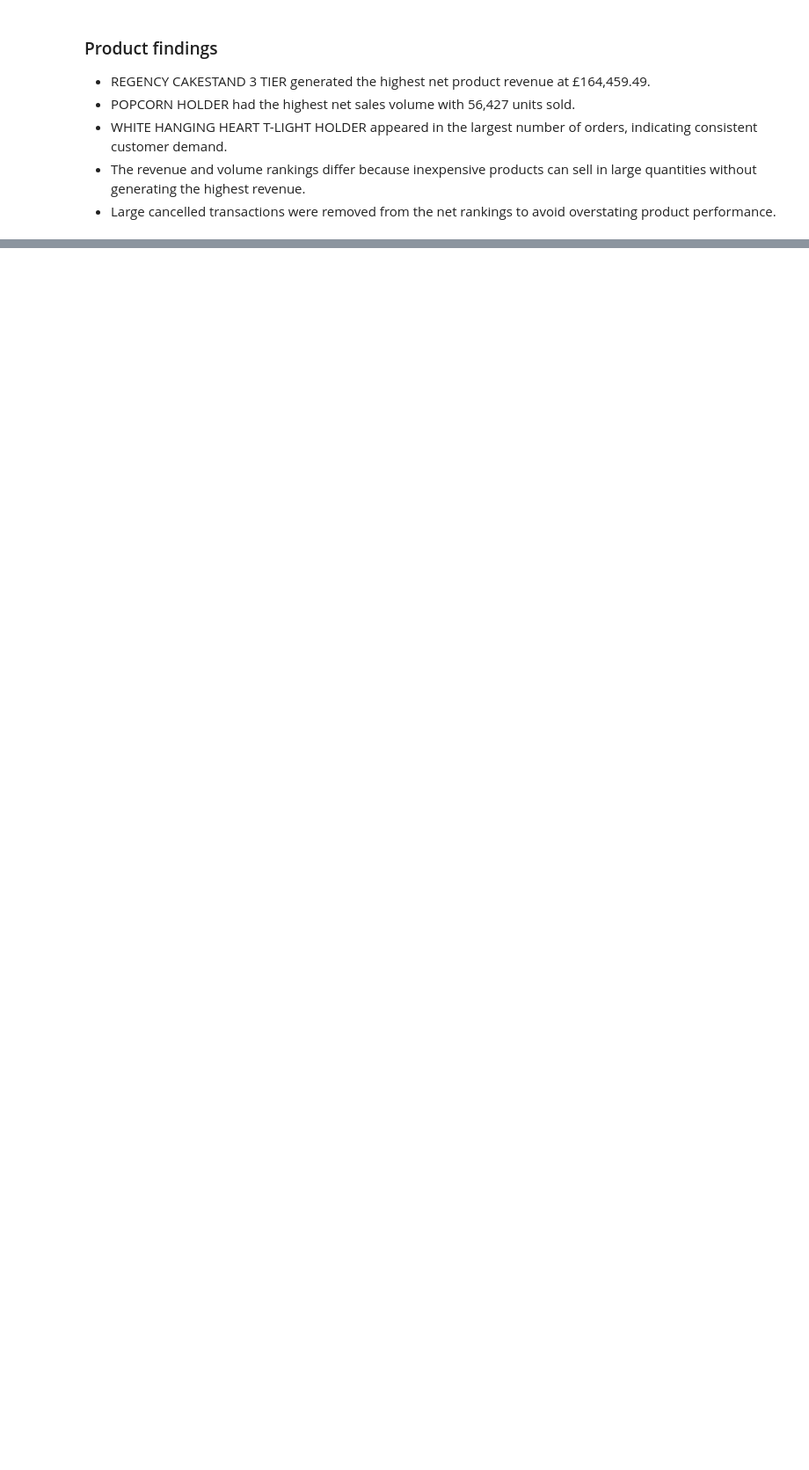
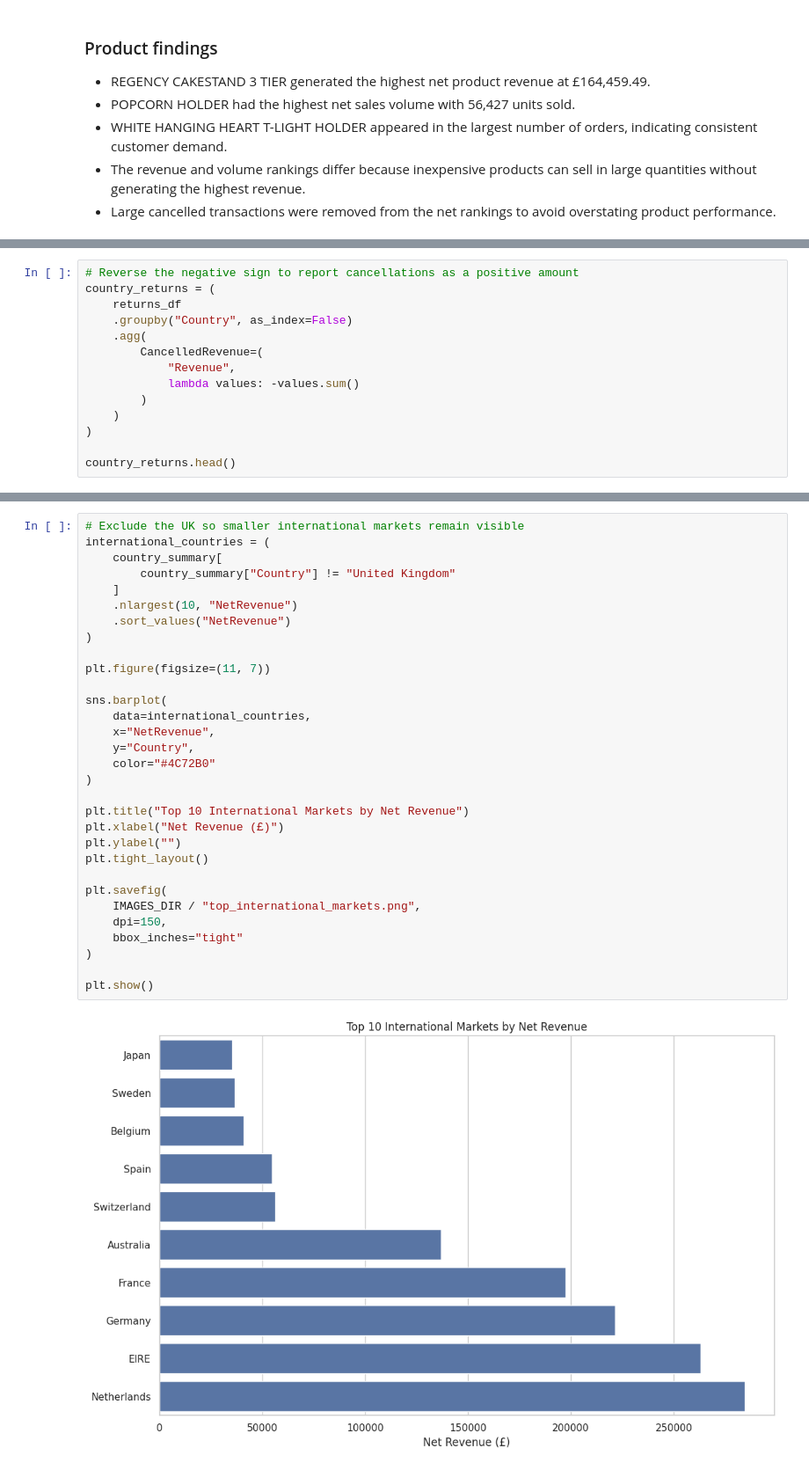
Before and after one commit to Brutva/online-retail-analysis, a Jupyter notebook: notebooks/online_retail_analysis.ipynb, the cells around one changed output, grey strips where cells are left out. Shown at 88% size. Drawn from its saved outputs; the diff is of its cells as text; blank space fills up the shorter version.

Commit message:
Add country sales and cancellation analysis

```diff
--- a/notebooks/online_retail_analysis.ipynb
+++ b/notebooks/online_retail_analysis.ipynb
@@ -869,0 +894,14 @@ plt.show()
+# %%
+# Reverse the negative sign to report cancellations as a positive amount
+country_returns = (
+    returns_df
+    .groupby("Country", as_index=False)
+    .agg(
+        CancelledRevenue=(
+            "Revenue",
+            lambda values: -values.sum()
+        )
+    )
+)
+
+country_returns.head()
@@ -869,0 +972,33 @@ plt.show()
+# %%
+# Exclude the UK so smaller international markets remain visible
+international_countries = (
+    country_summary[
+        country_summary["Country"] != "United Kingdom"
+    ]
+    .nlargest(10, "NetRevenue")
+    .sort_values("NetRevenue")
+)
+
+plt.figure(figsize=(11, 7))
+
+sns.barplot(
+    data=international_countries,
+    x="NetRevenue",
+    y="Country",
+    color="#4C72B0"
+)
+
+plt.title("Top 10 International Markets by Net Revenue")
+plt.xlabel("Net Revenue (£)")
+plt.ylabel("")
+plt.tight_layout()
+
+plt.savefig(
+    IMAGES_DIR / "top_international_markets.png",
+    dpi=150,
+    bbox_inches="tight"
+)
+
+plt.show()
+# %% [output]
+[figure, added]
```
Also changed, not shown: parts of 7 cells of this notebook.
